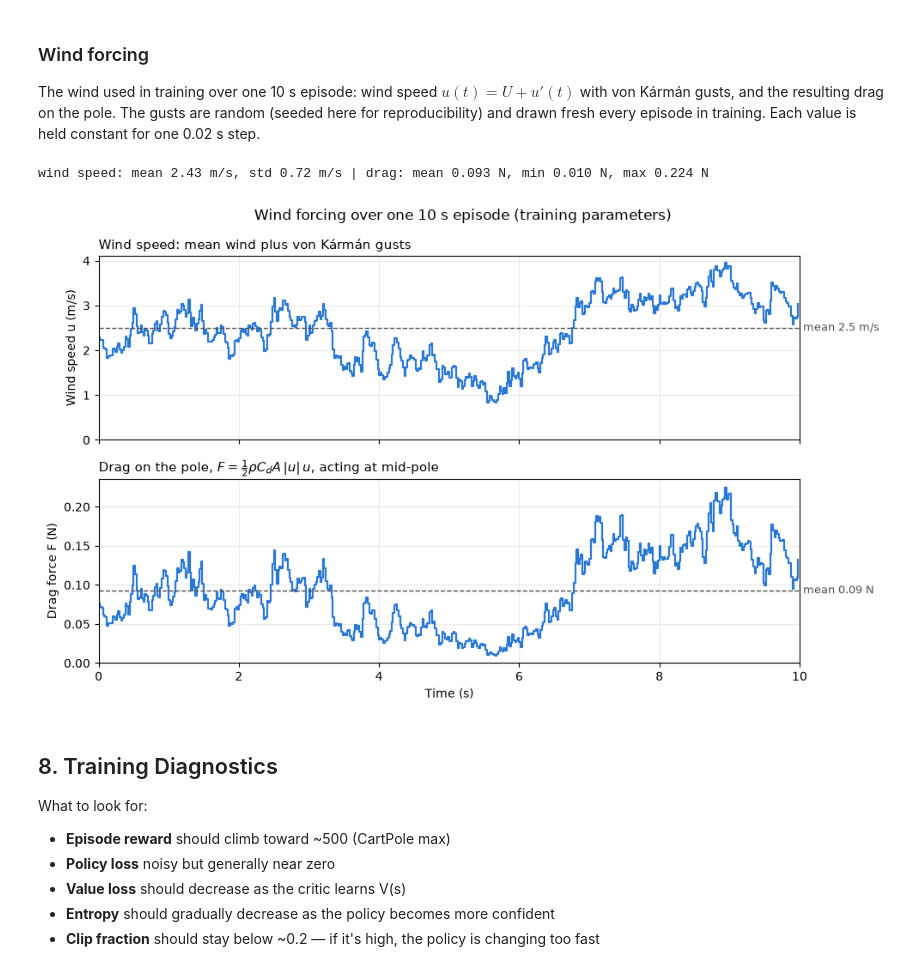
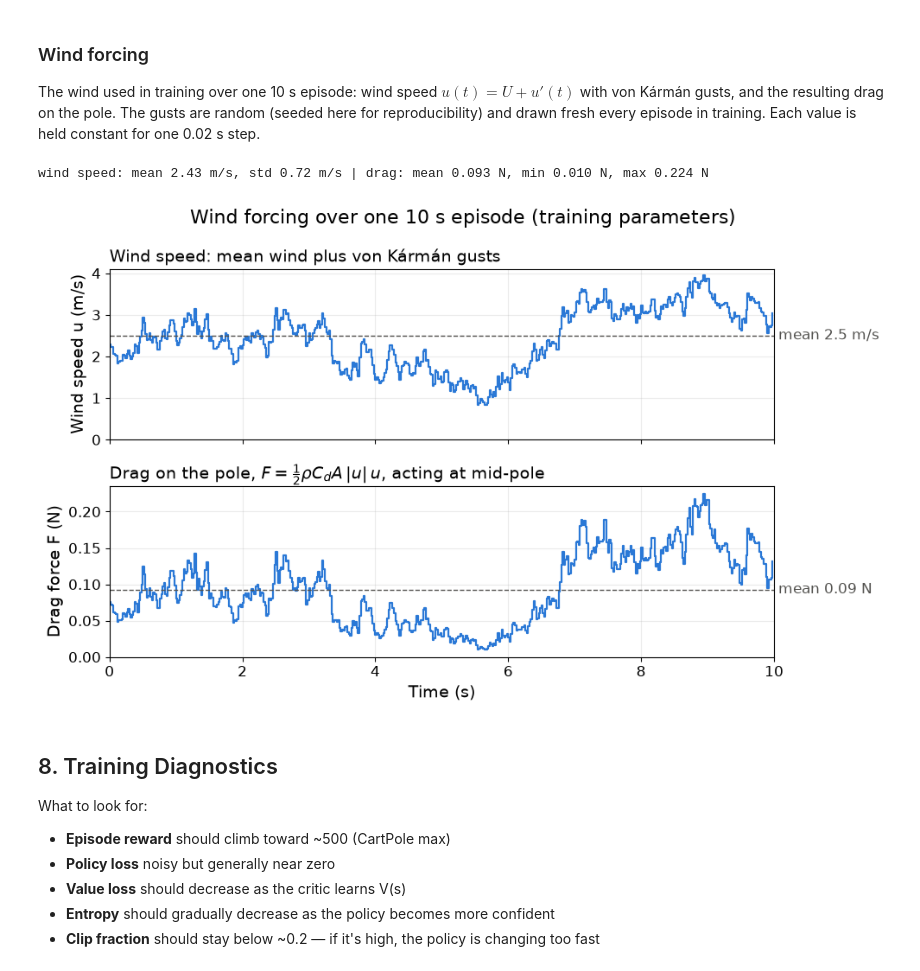
Before and after one commit to ozkansafak/ppo_cartpole, a Jupyter notebook: ppo_cartpole.ipynb, the cells around one changed output. Saved outputs shown, nothing was run; the diff lists cells and outputs as text; code cells hidden in the pictures.

Commit message:
Blue wind-load envelope in GIF; larger plot fonts; README updates

```diff
--- a/ppo_cartpole.ipynb
+++ b/ppo_cartpole.ipynb
@@ -29,6 +29,17 @@ from collections import deque
 torch.manual_seed(42)
 np.random.seed(42)
 
+# Larger default fonts for all figures
+plt.rcParams.update({
+    "font.size": 12,
+    "axes.titlesize": 14,
+    "axes.labelsize": 14,
+    "xtick.labelsize": 12,
+    "ytick.labelsize": 12,
+    "legend.fontsize": 12,
+    "figure.titlesize": 16,
+})
+
 DEVICE = torch.device("cuda" if torch.cuda.is_available() else "cpu")
 print(f"Using device: {DEVICE}")
 # %% [output]
@@ -727,39 +738,39 @@ n_steps = 500  # one full episode, 10 s
 t_start = np.arange(n_steps) * dt  # each value holds over [t_start, t_start + dt)
 wind = np.array([forcing_demo.mean_wind + forcing_demo.gust(t) for t in t_start])
 force = forcing_demo.drag(wind)
 forcing_demo.close()
 print(f"wind speed: mean {wind.mean():.2f} m/s, std {wind.std():.2f} m/s | "
       f"drag: mean {force.mean():.3f} N, min {force.min():.3f} N, max {force.max():.3f} N")
 
 SERIES_COLOR = "#2a78d6"
 fig, (ax_u, ax_f) = plt.subplots(2, 1, figsize=(10, 6), sharex=True)
 ax_u.step(t_start, wind, where="post", color=SERIES_COLOR, lw=1.6)
 ax_u.axhline(forcing_demo.mean_wind, color="#52514e", lw=1, ls="--")
 ax_u.text(n_steps * dt, forcing_demo.mean_wind, f" mean {forcing_demo.mean_wind} m/s",
-          va="center", ha="left", fontsize=9, color="#52514e")
+          va="center", ha="left", fontsize=12, color="#52514e")
 ax_u.set_ylim(bottom=0)
 ax_u.set_ylabel("Wind speed u (m/s)")
-ax_u.set_title("Wind speed: mean wind plus von Kármán gusts", fontsize=11, loc="left")
+ax_u.set_title("Wind speed: mean wind plus von Kármán gusts", loc="left")
 
 ax_f.step(t_start, force, where="post", color=SERIES_COLOR, lw=1.6)
 ax_f.axhline(force.mean(), color="#52514e", lw=1, ls="--")
 ax_f.text(n_steps * dt, force.mean(), f" mean {force.mean():.2f} N",
-          va="center", ha="left", fontsize=9, color="#52514e")
+          va="center", ha="left", fontsize=12, color="#52514e")
 ax_f.set_ylim(bottom=0)
 ax_f.set_ylabel("Drag force F (N)")
 ax_f.set_title(r"Drag on the pole, $F = \frac{1}{2}\rho C_d A\,|u|\,u$, acting at mid-pole",
-               fontsize=11, loc="left")
+               loc="left")
 ax_f.set_xlabel("Time (s)")
 ax_f.set_xlim(0, n_steps * dt)
 for ax in (ax_u, ax_f):
     ax.grid(True, alpha=0.25)
-fig.suptitle("Wind forcing over one 10 s episode (training parameters)", fontsize=12)
+fig.suptitle("Wind forcing over one 10 s episode (training parameters)")
 fig.tight_layout()
 fig.savefig("resources/external_forcing.png", dpi=150, bbox_inches="tight")
 plt.show()
 # %% [output]
 wind speed: mean 2.43 m/s, std 0.72 m/s | drag: mean 0.093 N, min 0.010 N, max 0.224 N
-[figure, old version]
+[figure, new version]
 # %% [markdown]
 ## 8. Training Diagnostics
 
```
Also changed, not shown: parts of 4 cells of this notebook, 7 other files.
